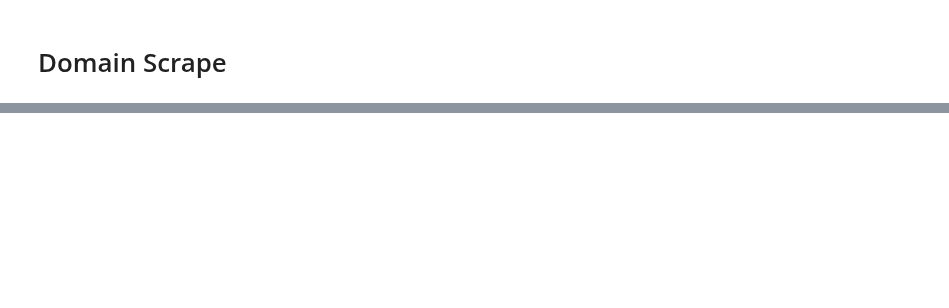
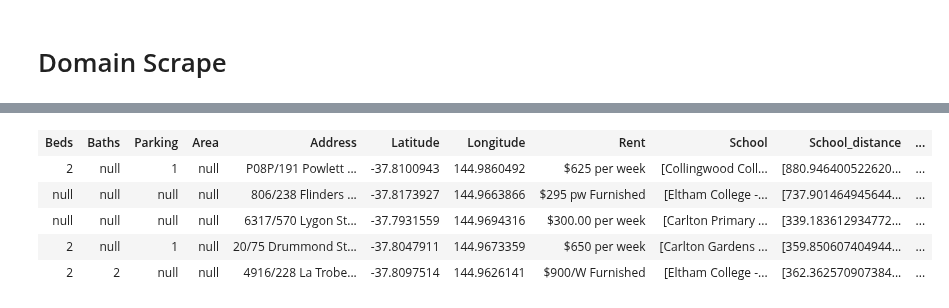
Before and after one commit to MAST30034-Applied-Data-Science/generic-real-estate-consulting-project-group-7, a Jupyter notebook: notebooks/domain-scrape.ipynb, the cells around one changed output, grey strips where cells are left out. Drawn from its saved outputs; the diff is of its cells as text; code cells hidden in the pictures; blank space fills up the shorter version.

```diff
--- a/notebooks/domain-scrape.ipynb
+++ b/notebooks/domain-scrape.ipynb
@@ -514,3 +508,13 @@ filename = f'rental_info_{postcode_start}-{postcode_end}.parquet'
 output_dir = f"{raw_output_dir}/{filename}"
 # %%
 house_df.to_parquet(output_dir)
+# %%
+pdf = spark.read.parquet('../data/raw/rental_info_3000-3100.parquet', headers=True)
+pdf.limit(5)
+# %% [output]
+| Beds | Baths | Parking | Area | Address | Latitude | Longitude | Rent | School | School_distance | ... |
+| 2 | null | 1 | null | P08P/191 Powlett ... | -37.8100943 | 144.9860492 | $625 per week | [Collingwood Coll... | [880.946400522620... | ... |
+| null | null | null | null | 806/238 Flinders ... | -37.8173927 | 144.9663866 | $295 pw Furnished | [Eltham College -... | [737.901464945644... | ... |
+| null | null | null | null | 6317/570 Lygon St... | -37.7931559 | 144.9694316 | $300.00 per week | [Carlton Primary ... | [339.183612934772... | ... |
+| 2 | null | 1 | null | 20/75 Drummond St... | -37.8047911 | 144.9673359 | $650 per week | [Carlton Gardens ... | [359.850607404944... | ... |
+| 2 | 2 | null | null | 4916/228 La Trobe... | -37.8097514 | 144.9626141 | $900/W Furnished | [Eltham College -... | [362.362570907384... | ... |
```
Also changed, not shown: parts of 3 cells of this notebook.
